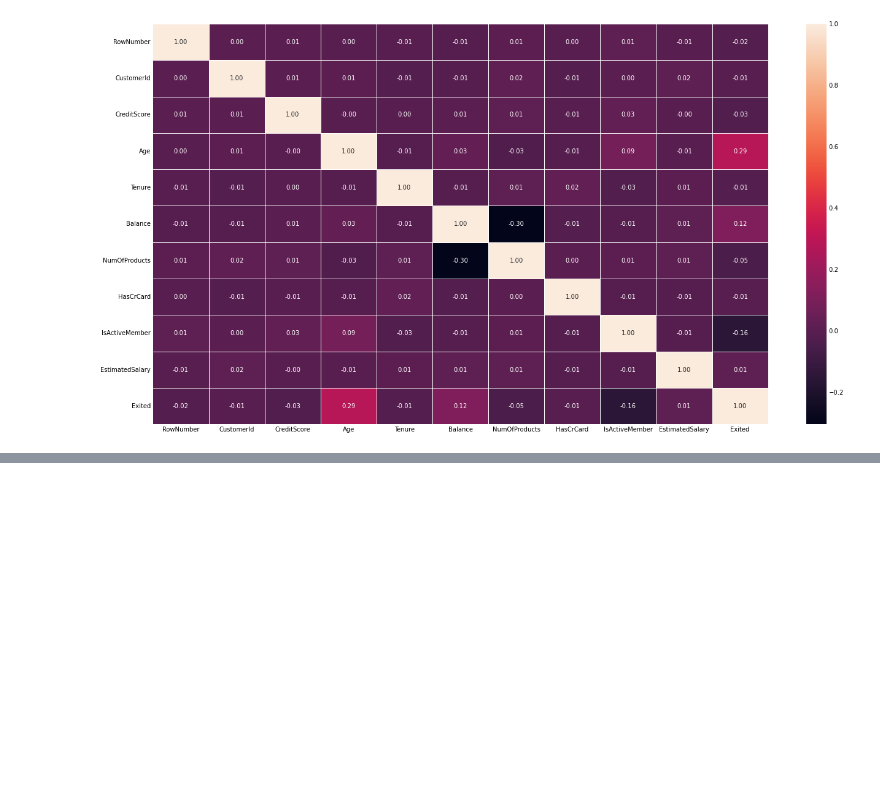
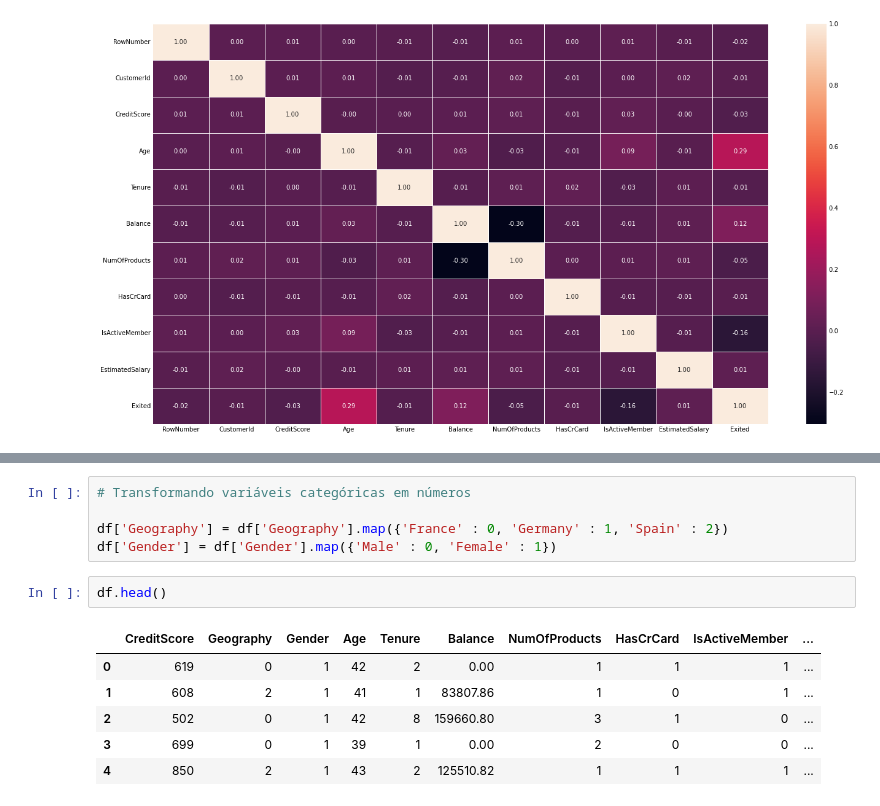
Before and after one commit to laryssastephanie/Aulas_Unifil, a Jupyter notebook: ciencia_de_dados/Atividade_3/Analise_churn.ipynb, the cells around one changed output, grey strips where cells are left out. Saved outputs shown, nothing was run; the diff lists cells and outputs as text; blank space fills up the shorter version.

```diff
--- a/ciencia_de_dados/Atividade_3/Analise_churn.ipynb
+++ b/ciencia_de_dados/Atividade_3/Analise_churn.ipynb
@@ -147,0 +167,14 @@ plt.show()
+# %%
+# Transformando variáveis categóricas em números
+
+df['Geography'] = df['Geography'].map({'France' : 0, 'Germany' : 1, 'Spain' : 2})
+df['Gender'] = df['Gender'].map({'Male' : 0, 'Female' : 1})
+# %%
+df.head()
+# %% [output]
+|  | CreditScore | Geography | Gender | Age | Tenure | Balance | NumOfProducts | HasCrCard | IsActiveMember | ... |
+| 0 | 619 | 0 | 1 | 42 | 2 | 0.00 | 1 | 1 | 1 | ... |
+| 1 | 608 | 2 | 1 | 41 | 1 | 83807.86 | 1 | 0 | 1 | ... |
+| 2 | 502 | 0 | 1 | 42 | 8 | 159660.80 | 3 | 1 | 0 | ... |
+| 3 | 699 | 0 | 1 | 39 | 1 | 0.00 | 2 | 0 | 0 | ... |
+| 4 | 850 | 2 | 1 | 43 | 2 | 125510.82 | 1 | 1 | 1 | ... |
```
Also changed, not shown: parts of 3 cells of this notebook.
